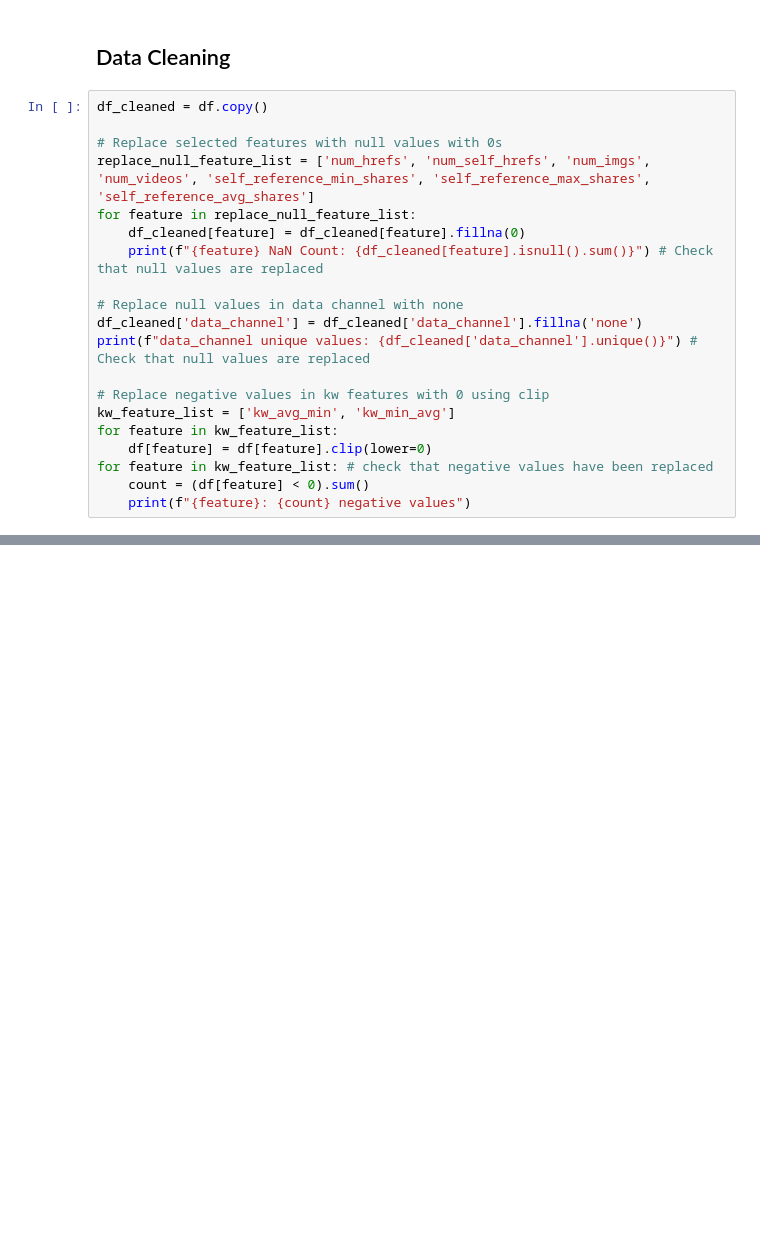
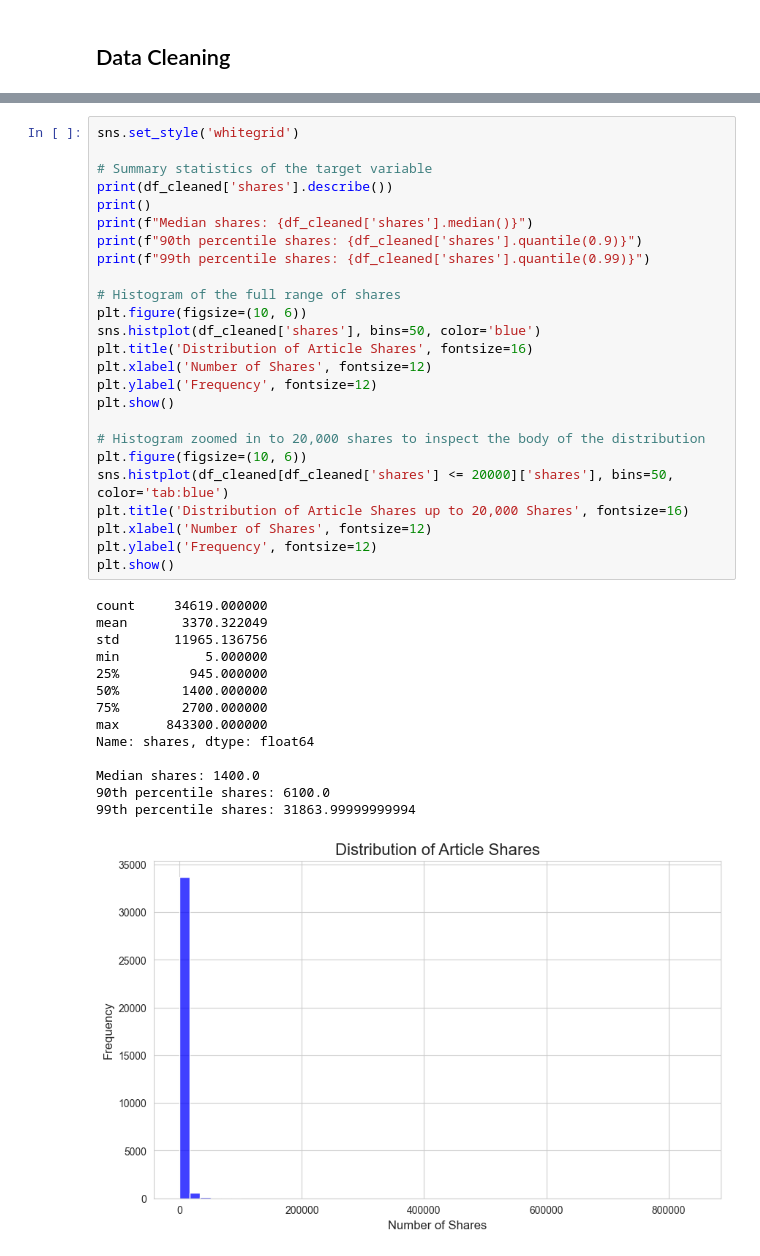
Before and after one commit to weirenong/aiap_mini_project_1, a Jupyter notebook: eda.ipynb, the cells around one changed output, grey strips where cells are left out. Drawn from its saved outputs; the diff is of its cells as text; blank space fills up the shorter version.

Commit message:
Complete EDA notebook with visualizations and correlation analysis

```diff
--- a/eda.ipynb
+++ b/eda.ipynb
@@ -210,23 +210,3 @@ URLs duplicated: 0
 * There are negative values for kw_min_min and kw_min_avg detected. For these two features as it is not possible for share count to be negative, we will need to clean this by replacing the negative values with 0.
 # %% [markdown]
 ## Data Cleaning
-# %%
-df_cleaned = df.copy()
-
-# Replace selected features with null values with 0s
-replace_null_feature_list = ['num_hrefs', 'num_self_hrefs', 'num_imgs', 'num_videos', 'self_reference_min_shares', 'self_reference_max_shares', 'self_reference_avg_shares']
-for feature in replace_null_feature_list:
-    df_cleaned[feature] = df_cleaned[feature].fillna(0)
-    print(f"{feature} NaN Count: {df_cleaned[feature].isnull().sum()}") # Check that null values are replaced
-
-# Replace null values in data channel with none
-df_cleaned['data_channel'] = df_cleaned['data_channel'].fillna('none')
-print(f"data_channel unique values: {df_cleaned['data_channel'].unique()}") # Check that null values are replaced
-
-# Replace negative values in kw features with 0 using clip
-kw_feature_list = ['kw_avg_min', 'kw_min_avg']
-for feature in kw_feature_list:
-    df[feature] = df[feature].clip(lower=0)
-for feature in kw_feature_list: # check that negative values have been replaced
-    count = (df[feature] < 0).sum()
-    print(f"{feature}: {count} negative values")
@@ -244,0 +295,40 @@ kw_min_avg: 0 negative values
+# %%
+sns.set_style('whitegrid')
+
+# Summary statistics of the target variable
+print(df_cleaned['shares'].describe())
+print()
+print(f"Median shares: {df_cleaned['shares'].median()}")
+print(f"90th percentile shares: {df_cleaned['shares'].quantile(0.9)}")
+print(f"99th percentile shares: {df_cleaned['shares'].quantile(0.99)}")
+
+# Histogram of the full range of shares
+plt.figure(figsize=(10, 6))
+sns.histplot(df_cleaned['shares'], bins=50, color='blue')
+plt.title('Distribution of Article Shares', fontsize=16)
+plt.xlabel('Number of Shares', fontsize=12)
+plt.ylabel('Frequency', fontsize=12)
+plt.show()
+
+# Histogram zoomed in to 20,000 shares to inspect the body of the distribution
+plt.figure(figsize=(10, 6))
+sns.histplot(df_cleaned[df_cleaned['shares'] <= 20000]['shares'], bins=50, color='tab:blue')
+plt.title('Distribution of Article Shares up to 20,000 Shares', fontsize=16)
+plt.xlabel('Number of Shares', fontsize=12)
+plt.ylabel('Frequency', fontsize=12)
+plt.show()
+# %% [output]
+count     34619.000000
+mean       3370.322049
+std       11965.136756
+min           5.000000
+25%         945.000000
+50%        1400.000000
+75%        2700.000000
+max      843300.000000
+Name: shares, dtype: float64
+
+Median shares: 1400.0
+90th percentile shares: 6100.0
+99th percentile shares: 31863.99999999994
+[figure, added]
```
Also changed, not shown: parts of 45 cells of this notebook.
